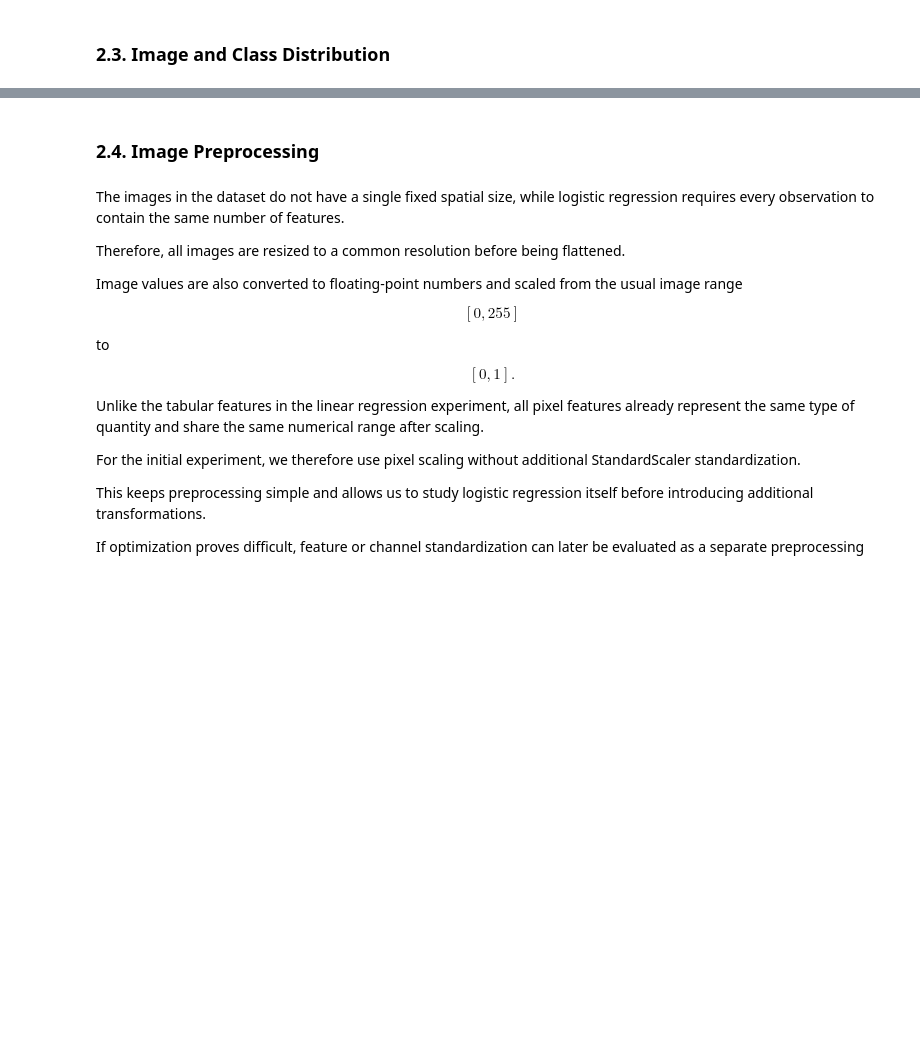
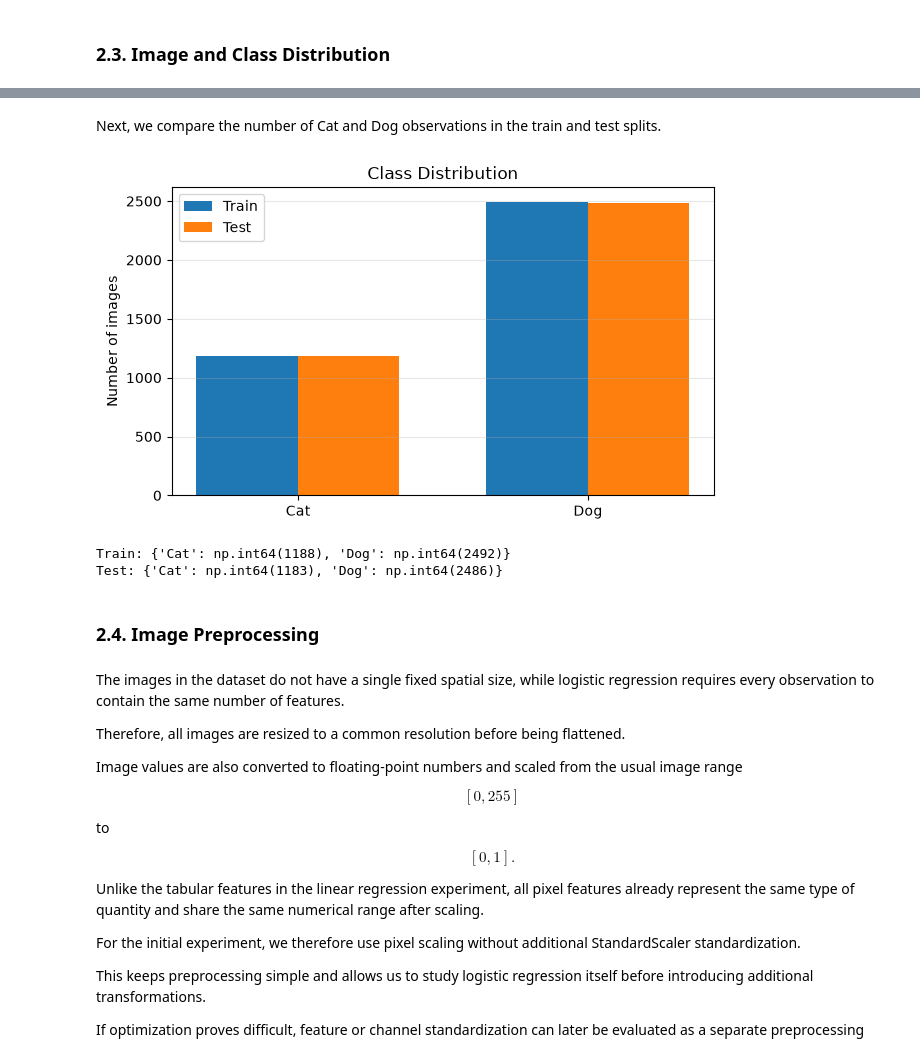
Before and after one commit to Tpoc311/applied-ai-workbench, a Jupyter notebook: ml_fundamentals/linear_models/logistic_regression/logistic_regression.ipynb, the cells around one changed output, grey strips where cells are left out. Saved outputs shown, nothing was run; the diff lists cells and outputs as text; code cells hidden in the pictures; blank space fills up the shorter version.

```diff
--- a/ml_fundamentals/linear_models/logistic_regression/logistic_regression.ipynb
+++ b/ml_fundamentals/linear_models/logistic_regression/logistic_regression.ipynb
@@ -194,3 +218,34 @@ The class counts will therefore be checked before selecting the final evaluation
+# %% [markdown]
+Next, we compare the number of Cat and Dog observations in the train and test splits.
+# %%
+import numpy as np
+
+train_targets = np.array([target for _, target in train])
+test_targets = np.array([target for _, target in test])
+
+train_counts = np.bincount(train_targets, minlength=2)
+test_counts = np.bincount(test_targets, minlength=2)
+
+x = np.arange(len(train.bin_classes))
+width = 0.35
+
+plt.figure(figsize=(7, 4))
+plt.bar(x - width / 2, train_counts, width, label="Train")
+plt.bar(x + width / 2, test_counts, width, label="Test")
+
+plt.xticks(x, train.bin_classes)
+plt.ylabel("Number of images")
+plt.title("Class Distribution")
+plt.legend()
+plt.grid(axis="y", alpha=0.3)
+plt.show()
+
+print(f"Train: {dict(zip(train.bin_classes, train_counts))}")
+print(f"Test: {dict(zip(test.bin_classes, test_counts))}")
+# %% [output]
+[figure, added]
+Train: {'Cat': np.int64(1188), 'Dog': np.int64(2492)}
+Test: {'Cat': np.int64(1183), 'Dog': np.int64(2486)}
 # %% [markdown]
 ### 2.4. Image Preprocessing
 # %% [markdown]
```
Also changed, not shown: parts of 15 cells of this notebook, 1 other file.
